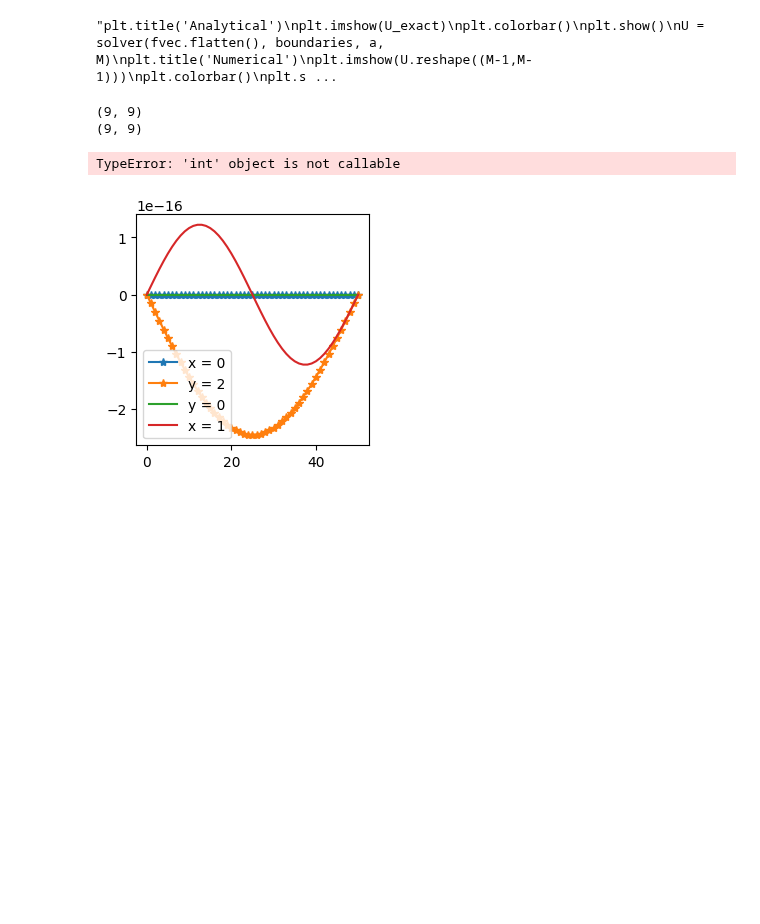
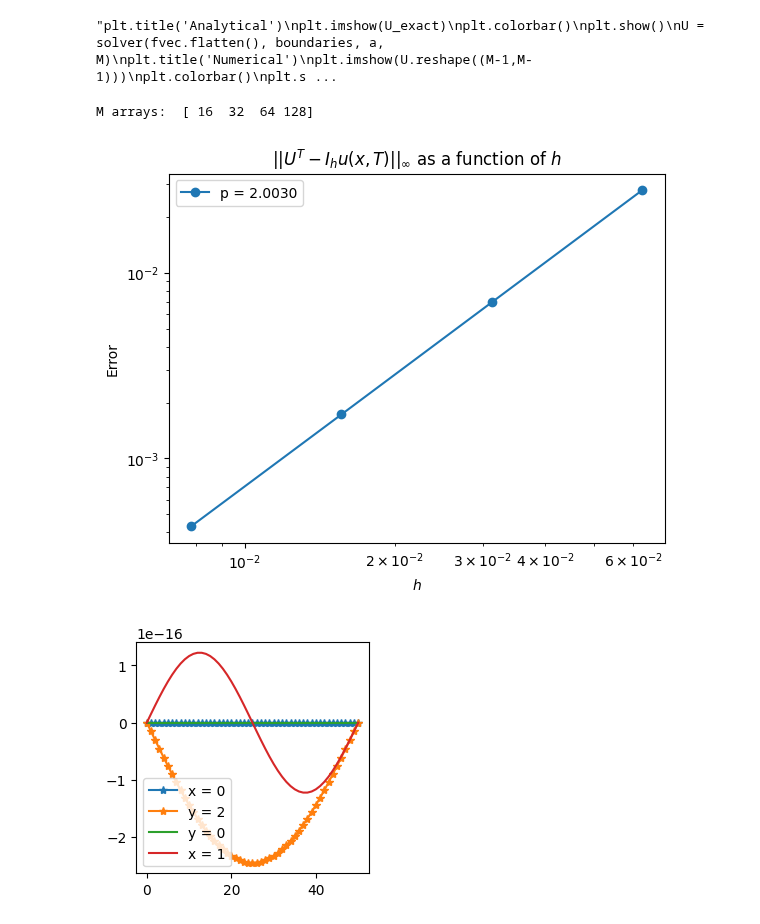
Before and after one commit to aledha/TMA4212-NumDiffDiff, a Jupyter notebook: Project 1/Proj1_code.ipynb, the cells around one changed output. Drawn from its saved outputs; the diff is of its cells as text; code cells hidden in the pictures; blank space fills up the shorter version.

```diff
--- a/Project 1/Proj1_code.ipynb
+++ b/Project 1/Proj1_code.ipynb
@@ -41,23 +41,23 @@ def dirichlet(boundaries, alpha = 1, beta = 1):
     l, t, r, b = boundaries
     M = l.shape[0] - 1         # l is M+1
     G = np.zeros((M-1, M-1))
-    G[0, :] += beta * np.insert(b[2:M], 0, 0)
+    G[0, :] += beta * np.insert(b[1:M-1], 0, 0)
     G[-1, :] += beta * np.append(t[2: M],0)
     G[:, 0] += alpha * l[1:M] + beta * l[0:M-1]
-    G[:, -1] += alpha * r[0:M-1] + beta * r[1:M]
+    G[:, -1] += alpha * r[1:M] + beta * np.append(r[2:M],0)
     """plt.imshow(G)
     plt.show()"""
     return G.flatten()
 
 
 # Testing
-M = 10
+M = 5
 l = np.arange(M+1)
 t = np.arange(M+1)
 r = np.arange(M+1)
 b = np.arange(M+1)
 
-g2 = dirichlet([l, t, r, b], 1, 1)
+g2 = dirichlet([l, t, r, b], 1, 2)
 #G = np.flip(g2.reshape((M-1,M-1)), 0)
 print(np.flip(g2.reshape((M-1,M-1)), 0))
 #np.pad(G, [(1,1)])
@@ -266,46 +261,50 @@ plt.show()"""
 # %% [output]
 "plt.title('Analytical')\nplt.imshow(U_exact)\nplt.colorbar()\nplt.show()\nU = solver(fvec.flatten(), boundaries, a, M)\nplt.title('Numerical')\nplt.imshow(U.reshape((M-1,M-1)))\nplt.colorbar()\nplt.s ...
 # %%
-num_points = 3
-Ms = 2**np.arange(3, 3+num_points)
-print(ms)
+num_points = 4
+Ms = 2**np.arange(4, 4+num_points)
+print("M array: ", Ms)
 hs = 1 / Ms
 r = 2
-a = 0.1
+a = 0
 
 def u_exact(x, y):
     return np.sin(np.pi * x) * np.cos(np.pi * y)
 
 def f(x, y):
-    return np.pi**2 ((-a-1-r**2) * np.sin(np.pi * x) * np.cos(np.pi * y) - 2*r * np.cos(np.pi * x) * np.sin(np.pi * y))
+    return np.pi**2 * ((-a-1-r**2) * np.sin(np.pi * x) * np.cos(np.pi * y) - 2*r * np.cos(np.pi * x) * np.sin(np.pi * y))
 
 errors = np.zeros(num_points)
 
 for i in range(num_points):
     x = np.linspace(0, 1, Ms[i]+1)
     y = np.linspace(0, 2, Ms[i]+1)
     xx, yy = np.meshgrid(x, y)
-    print(xx.shape)
-    print(yy.shape)
 
     f_matrix = f(xx, yy)[1:-1, 1:-1]
     f_vec = f_matrix.flatten()
     U_exact = u_exact(xx, yy)
 
-    b = U_exact[0, :]
-    t = U_exact[-1, :]
-    l = U_exact[:, 0]
-    r = U_exact[:, -1]
-    boundaries = [l,t,r,b]
+    bottom = U_exact[0, :]
+    top = U_exact[-1, :]
+    left = U_exact[:, 0]
+    right = U_exact[:, -1]
+    boundaries = [left,top,right,bottom]
 
     U = solver(f_vec, boundaries, a, Ms[i])
     errors[i] = np.max(np.abs(U - U_exact[1:-1, 1:-1]))
 
-plt.loglog(hs, errors)
+order = np.polyfit(np.log(hs),np.log(errors), 1)[0]
+
+plt.loglog(hs, errors, '-o', label = 'p = {:.4f}'.format(order))
+plt.xlabel(r'$h$')
+plt.ylabel('Error')
+plt.title(r'$||U^T-I_hu(x,T)||_\infty$ as a function of $h$')
+plt.legend()
+plt.show()
 # %% [output]
-(9, 9)
-(9, 9)
+M arrays:  [ 16  32  64 128]
-TypeError: 'int' object is not callable
+[figure, added]
 # %%
 M = 50
 h = 1/M
```
Also changed, not shown: parts of 1 cell of this notebook.
